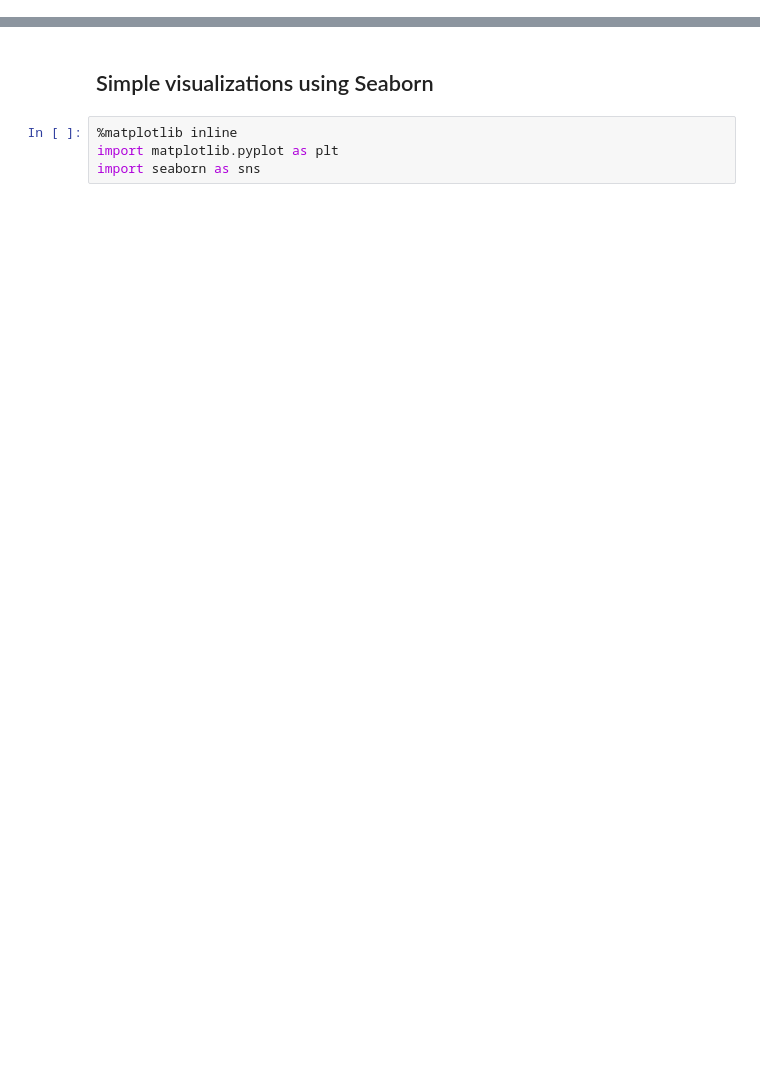
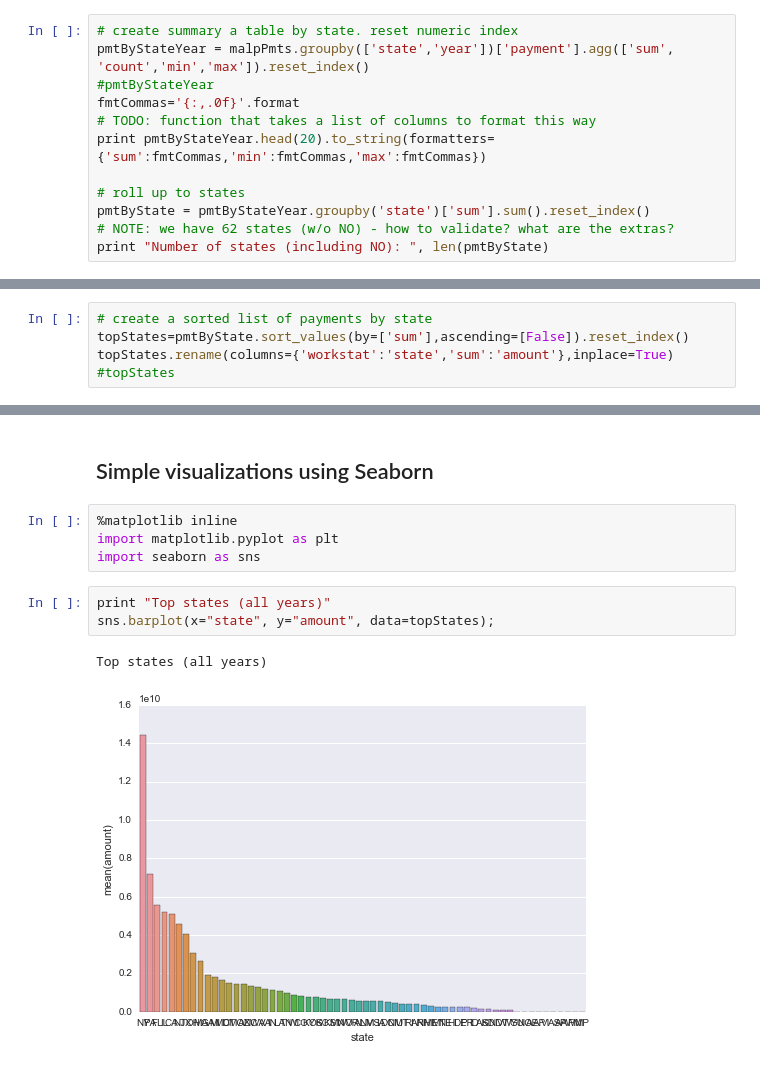
Before and after one commit to HappyDataOrg/health-malpractice, a Jupyter notebook: notebooks/Malpractice.ipynb, the cells around one changed output, grey strips where cells are left out. Drawn from its saved outputs; the diff is of its cells as text; blank space fills up the shorter version.

```diff
--- a/notebooks/Malpractice.ipynb
+++ b/notebooks/Malpractice.ipynb
@@ -150,0 +322,12 @@ pmtByYear
+# %%
+# create summary a table by state. reset numeric index
+pmtByStateYear = malpPmts.groupby(['state','year'])['payment'].agg(['sum', 'count','min','max']).reset_index()
+#pmtByStateYear
+fmtCommas='{:,.0f}'.format
+# TODO: function that takes a list of columns to format this way
+print pmtByStateYear.head(20).to_string(formatters={'sum':fmtCommas,'min':fmtCommas,'max':fmtCommas})
+
+# roll up to states
+pmtByState = pmtByStateYear.groupby('state')['sum'].sum().reset_index()
+# NOTE: we have 62 states (w/o NO) - how to validate? what are the extras?
+print "Number of states (including NO): ", len(pmtByState)
@@ -150,0 +362,5 @@ pmtByYear
+# %%
+# create a sorted list of payments by state
+topStates=pmtByState.sort_values(by=['sum'],ascending=[False]).reset_index()
+topStates.rename(columns={'workstat':'state','sum':'amount'},inplace=True)
+#topStates
@@ -154,3 +455,9 @@ pmtByYear
 %matplotlib inline
 import matplotlib.pyplot as plt
 import seaborn as sns
+# %%
+print "Top states (all years)"
+sns.barplot(x="state", y="amount", data=topStates);
+# %% [output]
+Top states (all years)
+[figure, added]
```
Also changed, not shown: parts of 50 cells of this notebook, 3 other files.
